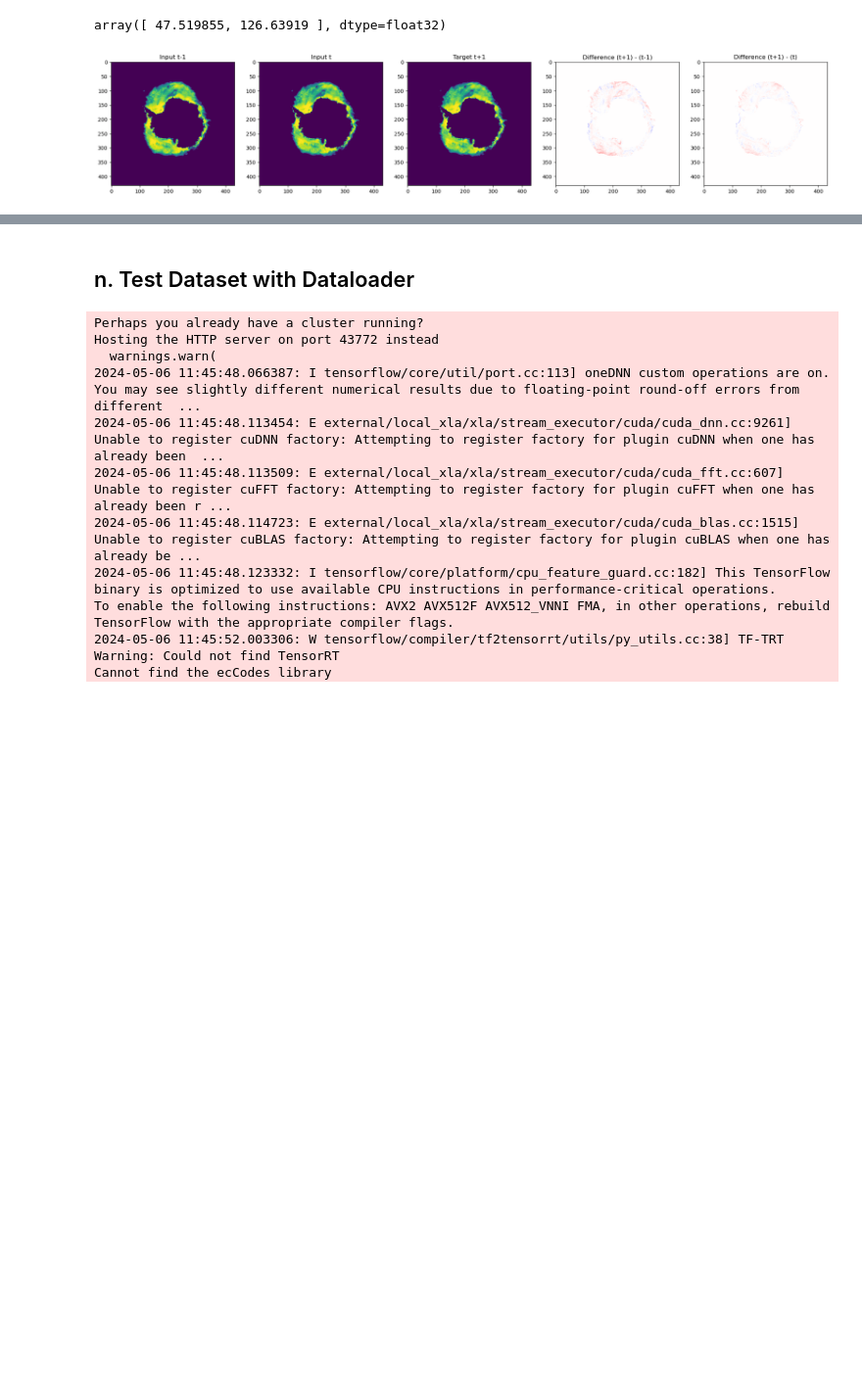
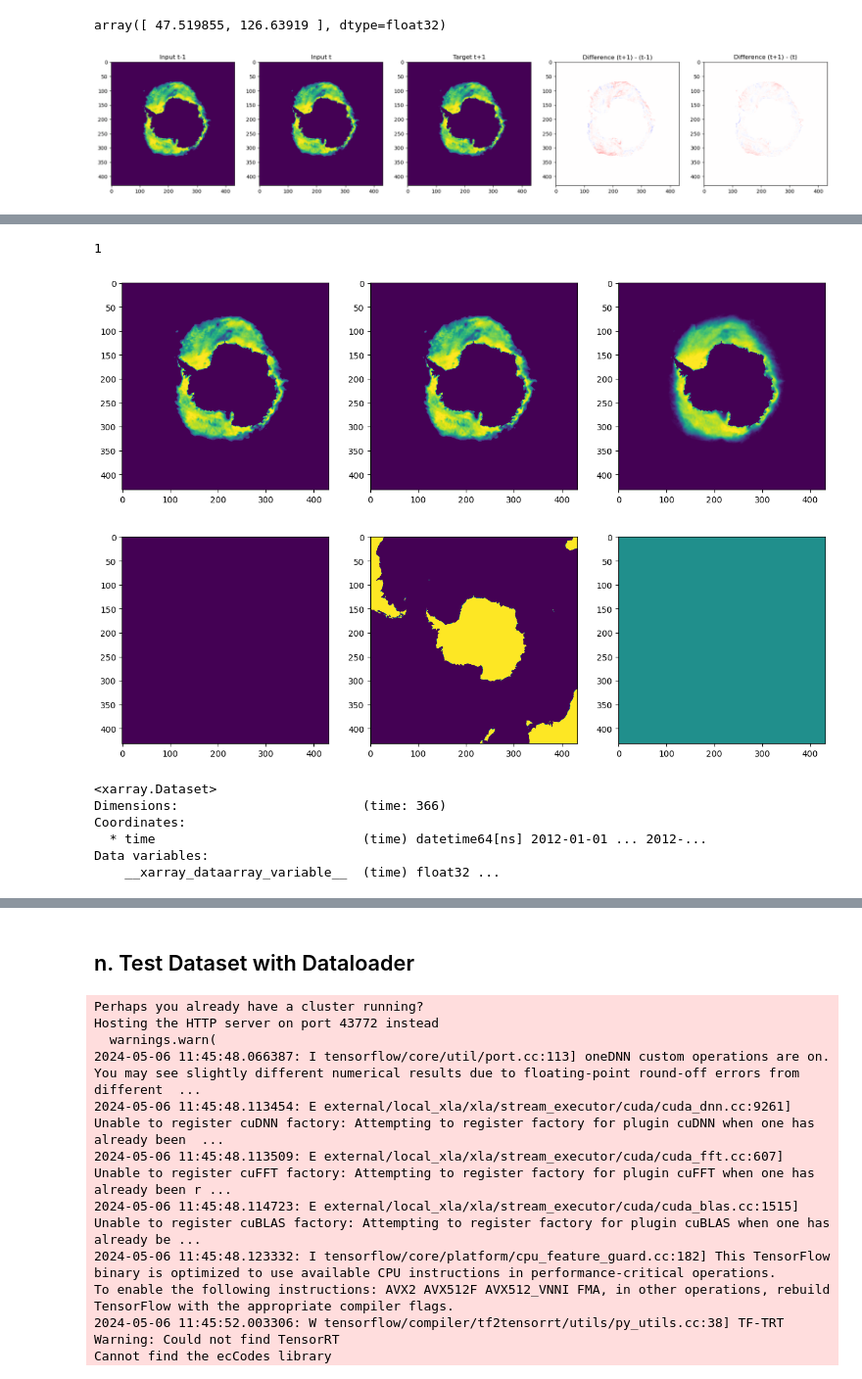
Before and after one commit to ampersandmcd/icenet-experimental, a Jupyter notebook: backbone-v1/datasets.ipynb, the cells around one changed output, grey strips where cells are left out. Shown at 98% size. Saved outputs shown, nothing was run; the diff lists cells and outputs as text; code cells hidden in the pictures; blank space fills up the shorter version.

Commit message:
much needed sync with recent experimental progress

```diff
--- a/backbone-v1/datasets.ipynb
+++ b/backbone-v1/datasets.ipynb
@@ -447,0 +532,8 @@ plt.show()
+# %%
+from utils import IceNetDataSetPyTorch
+import pandas as pd
+dataloader_config = "/data/hpcdata/users/anddon76/icenet/icenet-experimental/dataset_config.ice_only_lag_two.json"
+train_dataset = IceNetDataSetPyTorch(dataloader_config, mode="train", batch_size=4, shuffling=False)
+x, y, sw, date = train_dataset[10]
+date = pd.to_datetime(date.replace("_", "-"))
+date
@@ -447,0 +546,25 @@ plt.show()
+# %%
+date.month
+# %% [output]
+1
+# %%
+import matplotlib.pyplot as plt
+fig, ax = plt.subplots(2, 3, figsize=(15, 10))
+for i in range(2):
+    for j in range(3):
+        ax[i][j].imshow(x[:, :, i*3 + j], vmin=0, vmax=1)
+plt.show()
+# %% [output]
+[figure, added]
+# %%
+# figure out how cos/sin files are structured
+import xarray as xr
+cos = xr.open_dataset("./processed/ice_only_lag_two/meta/south/cos/cos.nc")
+cos
+# %% [output]
+<xarray.Dataset>
+Dimensions:                        (time: 366)
+Coordinates:
+  * time                           (time) datetime64[ns] 2012-01-01 ... 2012-...
+Data variables:
+    __xarray_dataarray_variable__  (time) float32 ...
```
Also changed, not shown: parts of 19 cells of this notebook, 30 other files.
